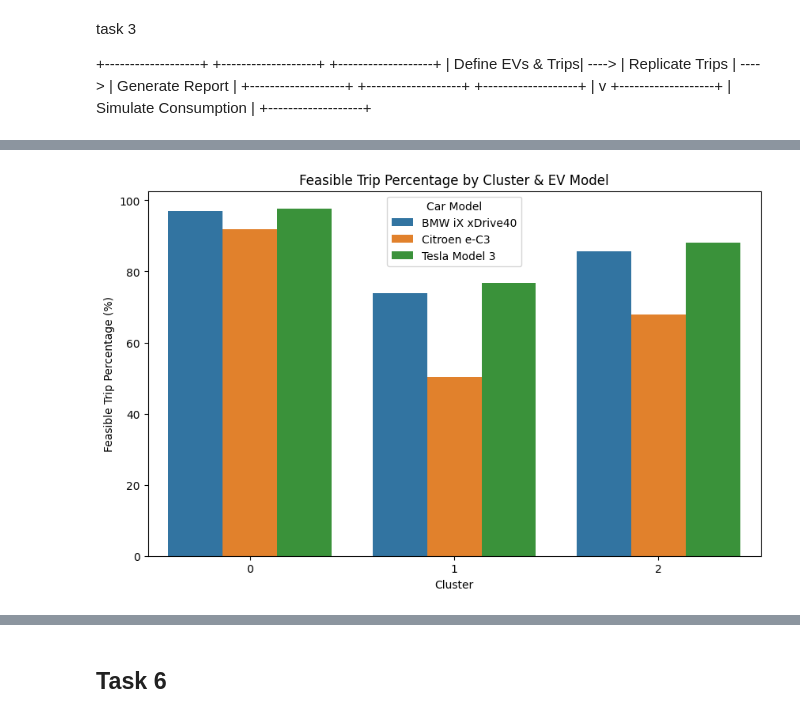
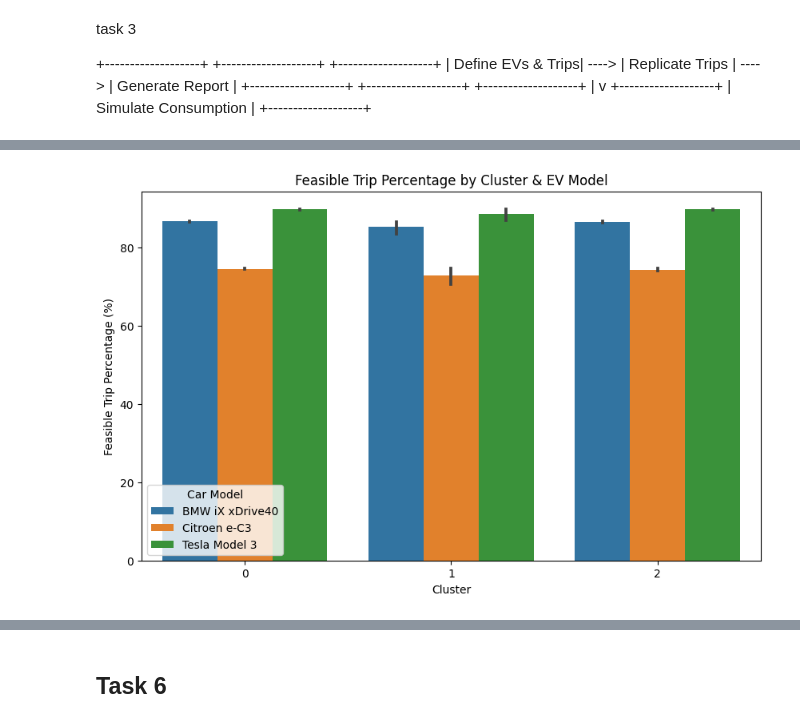
Before and after one commit to Mattiane/ICTforSmartMobilty_project, a Jupyter notebook: lab3/lab3_group18.ipynb, the cells around one changed output, grey strips where cells are left out. Drawn from its saved outputs; the diff is of its cells as text; code cells hidden in the pictures.

```diff
--- a/lab3/lab3_group18.ipynb
+++ b/lab3/lab3_group18.ipynb
@@ -1043,0 +607,21 @@ print(cluster_comparison)
+# %%
+def convert_time_to_hours(time_str):
+    if pd.isna(time_str):
+        return 0
+    hours, minutes = map(int, time_str.replace(" hours", "").replace(" minutes", "").split(" and "))
+    return hours + minutes / 60
+
+merged_df["avg_charging_time_hrs"] = merged_df["average_charge_time"].apply(convert_time_to_hours)
+
+
+results_with_clusters = merged_df.groupby(["cluster", "car","vehicle_id"]).agg({
+    "feasible_percentage": "mean",
+    "avg_charging_time_hrs": "mean",
+    "total_trips": "mean",
+    "average_soc_after_trip": "mean",
+    "energy_consumption_per_100km": "mean",
+    "average_energy_cost": "mean",
+    "car_cost": "mean",
+}).reset_index()
+
+print(results_with_clusters)
@@ -1044,18 +646,18 @@ print(cluster_comparison)
 # %%
 import seaborn as sns
 import matplotlib.pyplot as plt
 
 plt.figure(figsize=(10, 6))
 sns.barplot(
-    data=cluster_comparison,
+    data=results_with_clusters,
     x="cluster",
     y="feasible_percentage",
-    hue="car_model"
+    hue="car"
 )
 plt.title("Feasible Trip Percentage by Cluster & EV Model")
 plt.xlabel("Cluster")
 plt.ylabel("Feasible Trip Percentage (%)")
 plt.legend(title="Car Model")
 plt.show()
 # %% [output]
-[figure, old version]
+[figure, new version]
```
Also changed, not shown: parts of 27 cells of this notebook, 1 other file.
